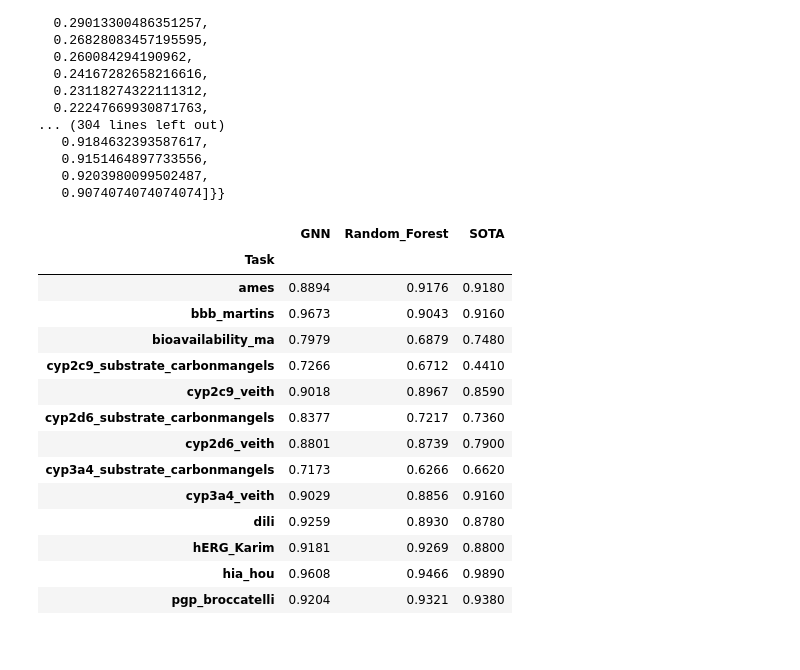
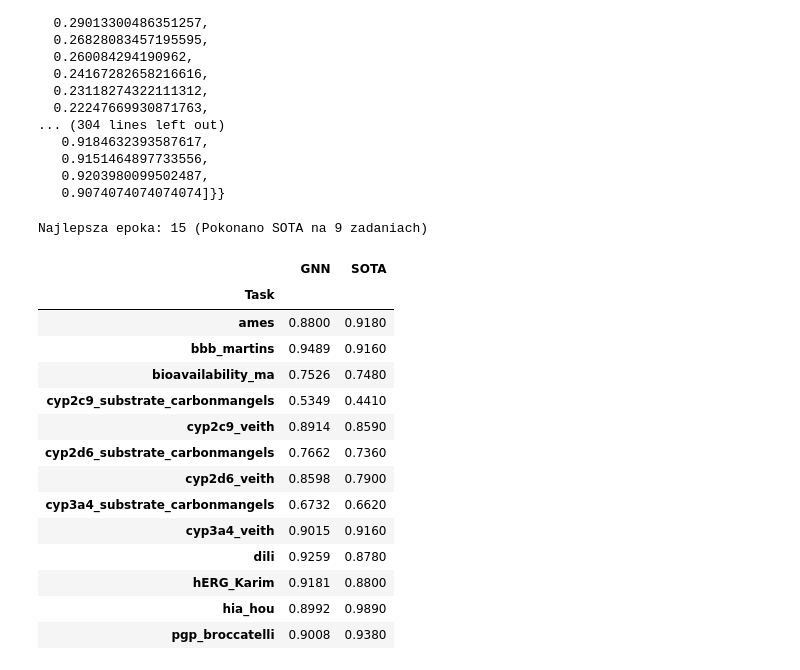
Before and after one commit to FBI223/ADMET_MULTI_TASK_LEARNING, a Jupyter notebook: TODO/zadanie1/michal/graph_network.ipynb, the cells around one changed output. Cells and saved outputs as stored; diff of their text form; code cells hidden in the pictures.

Commit message:
Tabela porównania z SOTA na podstawie najlepszej epoki a zamiast najlepszych wyników kiedykolwiek w trakcie treningu

```diff
--- a/TODO/zadanie1/michal/graph_network.ipynb
+++ b/TODO/zadanie1/michal/graph_network.ipynb
@@ -215,51 +215,61 @@ Epoch 20/20 | Loss: 0.1737 | Val Loss: 0.4734 | Avg AUC: 0.8407
 # %%
 import pandas as pd
 import numpy as np
-from SOTA_SCORES import SOTA_SCORES
 
+# 1. Szukamy epoki, w której GNN pokonuje SOTA na największej ilości tasków
+best_epoch_idx = 0
+max_wins = -1
+
+for epoch in range(len(history['train_loss'])):
+    wins_in_epoch = 0
+    for task in tasks:
+        gnn_auc = history['val_aucs_per_task'][task][epoch]
+        sota_auc = SOTA_SCORES.get(task, 2.0) # 2.0 jako fallback, by nie wygrywać z brakiem danych
+        if gnn_auc > sota_auc:
+            wins_in_epoch += 1
+
+    if wins_in_epoch >= max_wins:
+        max_wins = wins_in_epoch
+        best_epoch_idx = epoch
+
+print(f"Najlepsza epoka: {best_epoch_idx + 1} (Pokonano SOTA na {max_wins} zadaniach)")
+
+# 2. Budujemy tabelę dla tej konkretnej epoki
 df_rows_best = []
-
 for task in tasks:
     row = {'Task': task}
-    # Wyciągamy listy z historią AUC dla danego tasku i rozmiaru głowy
-    gnn_vals = history['val_aucs_per_task'][task]
-
-    # Używamy np.nanmax, żeby zignorować ewentualne wartości NaN,
-    # zabezpieczając przed warningami, gdy cała tablica to NaNy
-    row[f'GNN'] = np.nanmax(gnn_vals) if not np.isnan(gnn_vals).all() else np.nan
+    row['GNN'] = history['val_aucs_per_task'][task][best_epoch_idx]
 
     val = summary_df.loc[summary_df['task'] == task, 'auc']
     # row['Random_Forest'] = val.values[0] if not val.empty else np.nan
-    # row['SOTA'] = SOTA_SCORES[task]
+    row['SOTA'] = SOTA_SCORES.get(task, np.nan)
     df_rows_best.append(row)
 
-# Tworzymy DataFrame i ustawiamy Task jako indeks
-df_best_val = pd.DataFrame(df_rows_best)
-df_best_val.set_index('Task', inplace=True)
+# 3. DataFrame i wyświetlanie
+df_best_val = pd.DataFrame(df_rows_best).set_index('Task')
 
-# Renderujemy tabelę formatując do 4 miejsc po przecinku
-# i automatycznie podświetlamy maksymalną wartość w każdym wierszu (axis=1)
 display(
     df_best_val.style
     .format("{:.4f}")
     .highlight_max(axis=1, color='green')
 )
 # %% [output]
+Najlepsza epoka: 15 (Pokonano SOTA na 9 zadaniach)
-|  | GNN | Random_Forest | SOTA |
-| Task |  |  |  |
-| ames | 0.8894 | 0.9176 | 0.9180 |
-| bbb_martins | 0.9673 | 0.9043 | 0.9160 |
-| bioavailability_ma | 0.7979 | 0.6879 | 0.7480 |
-| cyp2c9_substrate_carbonmangels | 0.7266 | 0.6712 | 0.4410 |
-| cyp2c9_veith | 0.9018 | 0.8967 | 0.8590 |
-| cyp2d6_substrate_carbonmangels | 0.8377 | 0.7217 | 0.7360 |
-| cyp2d6_veith | 0.8801 | 0.8739 | 0.7900 |
-| cyp3a4_substrate_carbonmangels | 0.7173 | 0.6266 | 0.6620 |
-| cyp3a4_veith | 0.9029 | 0.8856 | 0.9160 |
-| dili | 0.9259 | 0.8930 | 0.8780 |
-| hERG_Karim | 0.9181 | 0.9269 | 0.8800 |
-| hia_hou | 0.9608 | 0.9466 | 0.9890 |
-| pgp_broccatelli | 0.9204 | 0.9321 | 0.9380 |
+|  | GNN | SOTA |
+| Task |  |  |
+| ames | 0.8800 | 0.9180 |
+| bbb_martins | 0.9489 | 0.9160 |
+| bioavailability_ma | 0.7526 | 0.7480 |
+| cyp2c9_substrate_carbonmangels | 0.5349 | 0.4410 |
+| cyp2c9_veith | 0.8914 | 0.8590 |
+| cyp2d6_substrate_carbonmangels | 0.7662 | 0.7360 |
+| cyp2d6_veith | 0.8598 | 0.7900 |
+| cyp3a4_substrate_carbonmangels | 0.6732 | 0.6620 |
+| cyp3a4_veith | 0.9015 | 0.9160 |
+| dili | 0.9259 | 0.8780 |
+| hERG_Karim | 0.9181 | 0.8800 |
+| hia_hou | 0.8992 | 0.9890 |
+| pgp_broccatelli | 0.9008 | 0.9380 |
 # %%
 # Generujesz kod HTML ze stylu
 html_output = df_best_val.style.format("{:.4f}").highlight_max(axis=1, color='green').to_html()
```
